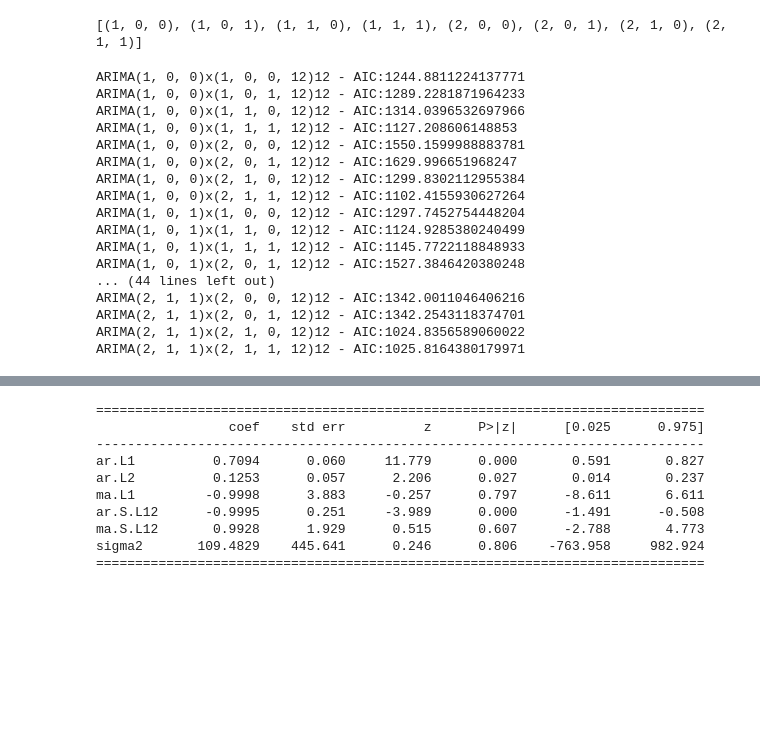
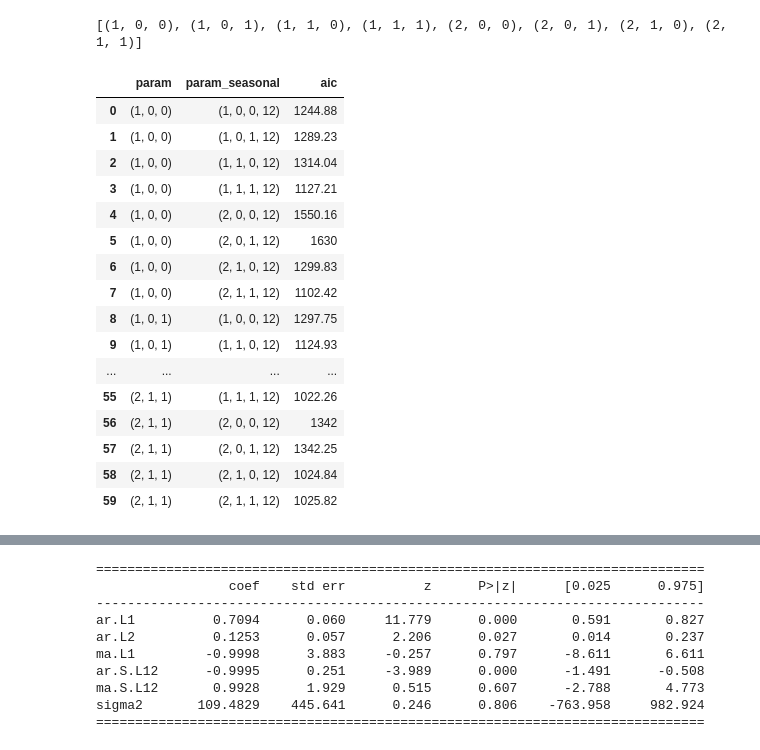
Before and after one commit to yoyo6022/Springboard-hands-on-project, a Jupyter notebook: Cowboys&CigrettesCaseStudy/Cowboy Cigarettes Case Study - Tier 1.ipynb, the cells around one changed output, grey strips where cells are left out. Cells and saved outputs as stored; diff of their text form; code cells hidden in the pictures; blank space fills up the shorter version.

```diff
--- a/Cowboys&CigrettesCaseStudy/Cowboy Cigarettes Case Study - Tier 1.ipynb
+++ b/Cowboys&CigrettesCaseStudy/Cowboy Cigarettes Case Study - Tier 1.ipynb
@@ -555,31 +555,52 @@ print(pdq)
 # %%
 from statsmodels.tsa.statespace.sarimax import SARIMAX
 # %%
-warnings.filterwarnings("ignore")
-
-for param in pdq:
-    for param_seasonal in seasonal_pdq:
-        try:
-            mod = SARIMAX(dfcig,order=param,seasonal_order=param_seasonal)
-            results = mod.fit()
-            print('ARIMA{}x{}12 - AIC:{}'.format(param,param_seasonal,results.aic))
-        except:
-            continue
+# warnings.filterwarnings("ignore")
+# for param in pdq:
+#     for param_seasonal in seasonal_pdq:
+#         try:
+#             mod = SARIMAX(dfcig,order=param,seasonal_order=param_seasonal)
+#             results = mod.fit()
+#             print('ARIMA{}x{}12 - AIC:{}'.format(param,param_seasonal,results.aic))
+#         except:
+#             continue
-# %% [output]
-ARIMA(1, 0, 0)x(1, 0, 0, 12)12 - AIC:1244.8811224137771
-ARIMA(1, 0, 0)x(1, 0, 1, 12)12 - AIC:1289.2281871964233
-ARIMA(1, 0, 0)x(1, 1, 0, 12)12 - AIC:1314.0396532697966
-ARIMA(1, 0, 0)x(1, 1, 1, 12)12 - AIC:1127.208606148853
-ARIMA(1, 0, 0)x(2, 0, 0, 12)12 - AIC:1550.1599988883781
-ARIMA(1, 0, 0)x(2, 0, 1, 12)12 - AIC:1629.996651968247
-ARIMA(1, 0, 0)x(2, 1, 0, 12)12 - AIC:1299.8302112955384
-ARIMA(1, 0, 0)x(2, 1, 1, 12)12 - AIC:1102.4155930627264
-ARIMA(1, 0, 1)x(1, 0, 0, 12)12 - AIC:1297.7452754448204
-ARIMA(1, 0, 1)x(1, 1, 0, 12)12 - AIC:1124.9285380240499
-ARIMA(1, 0, 1)x(1, 1, 1, 12)12 - AIC:1145.7722118848933
-ARIMA(1, 0, 1)x(2, 0, 1, 12)12 - AIC:1527.3846420380248
-... (44 lines left out)
-ARIMA(2, 1, 1)x(2, 0, 0, 12)12 - AIC:1342.0011046406216
-ARIMA(2, 1, 1)x(2, 0, 1, 12)12 - AIC:1342.2543118374701
-ARIMA(2, 1, 1)x(2, 1, 0, 12)12 - AIC:1024.8356589060022
-ARIMA(2, 1, 1)x(2, 1, 1, 12)12 - AIC:1025.8164380179971
+# %%
+warnings.filterwarnings("ignore")
+
+params = []
+param_seasonals = []
+aics = []
+
+for param in pdq:
+    for param_seasonal in seasonal_pdq:
+        try:
+            mod = SARIMAX(dfcig,order=param,seasonal_order=param_seasonal)
+            results = mod.fit()
+            params.append(param)
+            param_seasonals.append(param_seasonal)
+            aics.append(results.aic)
+
+            #print('ARIMA{}x{}12 - AIC:{}'.format(param,param_seasonal,results.aic))
+        except:
+            continue
+dfaic=pd.DataFrame([params, param_seasonals, aics],index=['param', 'param_seasonal', 'aic']).T
+# %%
+dfaic
+# %% [output]
+|  | param | param_seasonal | aic |
+| 0 | (1, 0, 0) | (1, 0, 0, 12) | 1244.88 |
+| 1 | (1, 0, 0) | (1, 0, 1, 12) | 1289.23 |
+| 2 | (1, 0, 0) | (1, 1, 0, 12) | 1314.04 |
+| 3 | (1, 0, 0) | (1, 1, 1, 12) | 1127.21 |
+| 4 | (1, 0, 0) | (2, 0, 0, 12) | 1550.16 |
+| 5 | (1, 0, 0) | (2, 0, 1, 12) | 1630 |
+| 6 | (1, 0, 0) | (2, 1, 0, 12) | 1299.83 |
+| 7 | (1, 0, 0) | (2, 1, 1, 12) | 1102.42 |
+| 8 | (1, 0, 1) | (1, 0, 0, 12) | 1297.75 |
+| 9 | (1, 0, 1) | (1, 1, 0, 12) | 1124.93 |
+| ... | ... | ... | ... |
+| 55 | (2, 1, 1) | (1, 1, 1, 12) | 1022.26 |
+| 56 | (2, 1, 1) | (2, 0, 0, 12) | 1342 |
+| 57 | (2, 1, 1) | (2, 0, 1, 12) | 1342.25 |
+| 58 | (2, 1, 1) | (2, 1, 0, 12) | 1024.84 |
+| 59 | (2, 1, 1) | (2, 1, 1, 12) | 1025.82 |
```
Also changed, not shown: parts of 10 cells of this notebook.
